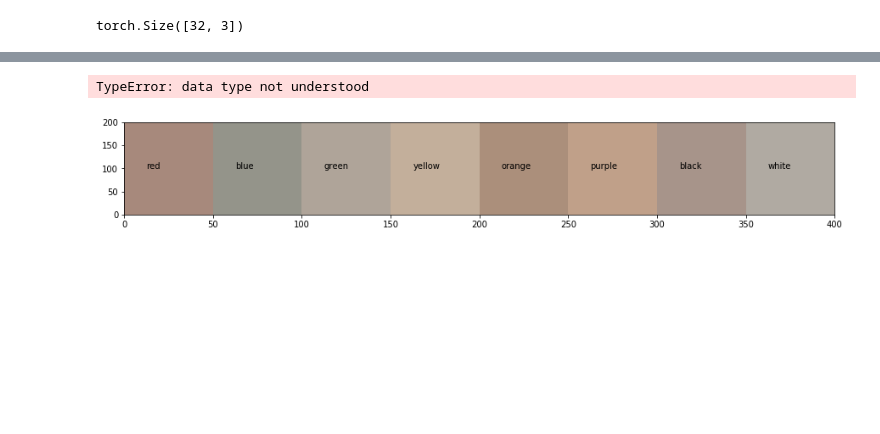
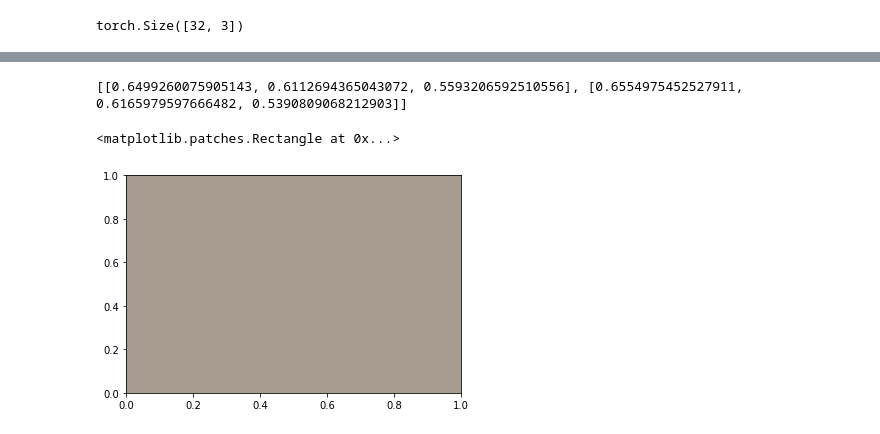
Before and after one commit to rbiswas143/color-namer, a Jupyter notebook: notebooks/predict_color_poc.ipynb, the cells around one changed output, grey strips where cells are left out. Drawn from its saved outputs; the diff is of its cells as text; code cells hidden in the pictures; blank space fills up the shorter version.

```diff
--- a/notebooks/predict_color_poc.ipynb
+++ b/notebooks/predict_color_poc.ipynb
@@ -219,32 +205,37 @@ plt.plot(np.arange(len(losses)), losses)
 # %%
 # Runs a new color name throught the model to predict its color
 def predict(model, dataset, color_names, pad_len=None, seq_len_first=False):
     color_name_embs = []
     for name in color_names:
         emb = color_dataset.to_embeddings(name, dataset.vocab_dict, dataset.embeddings)
 
-        if seq_len_first:
-            emb = emb.view(emb.shape[0], 1, -1)
-        else:
-            emb = emb.view(1, emb.shape[0], -1)
-
         if pad_len is not None:
             if emb.shape[0] <= pad_len:
                 emb = np.pad(emb, ((0, pad_len - emb.shape[0]), (0, 0)), 'constant')
-                color_name_embs.append(torch.DoubleTensor(emb))
             else:
                 raise AssertionError('Color name is longer than pad length')
+
+        if seq_len_first:
+            emb = emb.reshape(emb.shape[0], 1, -1)
+        else:
+            emb = emb.reshape(1, emb.shape[0], -1)
+
+        color_name_embs.append(torch.DoubleTensor(emb))
 
     with torch.no_grad():
         preds = []
         for emb in color_name_embs:
             pred_rgb = model(emb)
             preds.append(torch.Tensor.tolist(pred_rgb.view(-1)))
         return preds
-color_preds = predict(model, dataset, ['red'], seq_len_first=True)
+color_preds = predict(model, dataset, ['red brown', 'green'],
+                      pad_len=dataset.params['pad_len'],
+                      seq_len_first=seq_len_first)
 print(color_preds)
 p = patches.Rectangle((0,0), 5, 5, color=color_preds[0])
 fig,ax = plt.subplots(1)
 ax.add_patch(p)
 # %% [output]
-TypeError: data type not understood
+[[0.6499260075905143, 0.6112694365043072, 0.5593206592510556], [0.6554975452527911, 0.6165979597666482, 0.5390809068212903]]
+<matplotlib.patches.Rectangle at 0x...>
+[figure, added]
@@ -264,4 +241,0 @@ def pred_and_plot(model, dataset, color_names):
-# %%
-pred_and_plot(model, dataset, ['red', 'blue', 'green', 'yellow', 'orange', 'purple', 'black', 'white'])
-# %% [output]
-[figure, removed]
```
Also changed, not shown: parts of 7 cells of this notebook, 6 other files.
